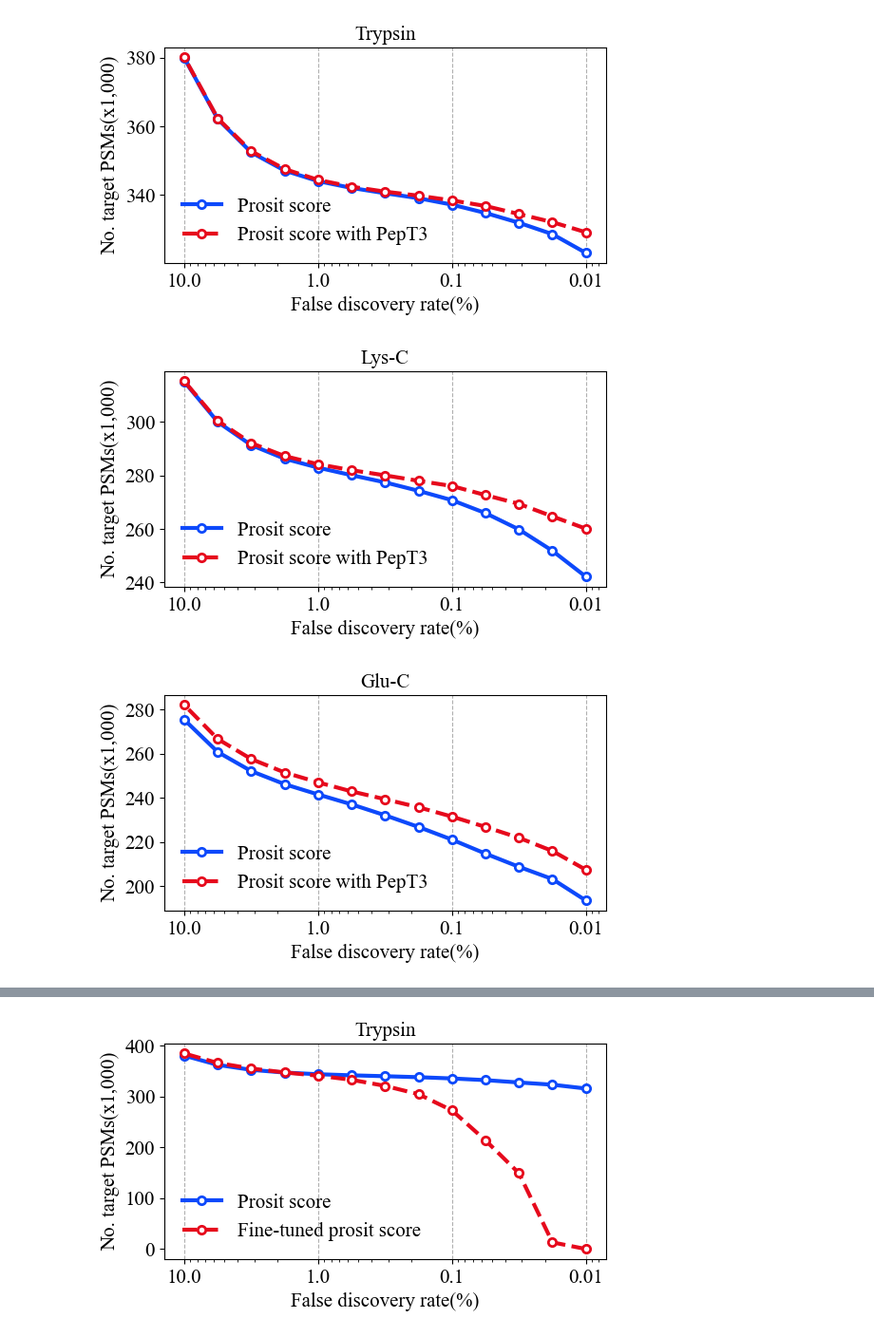
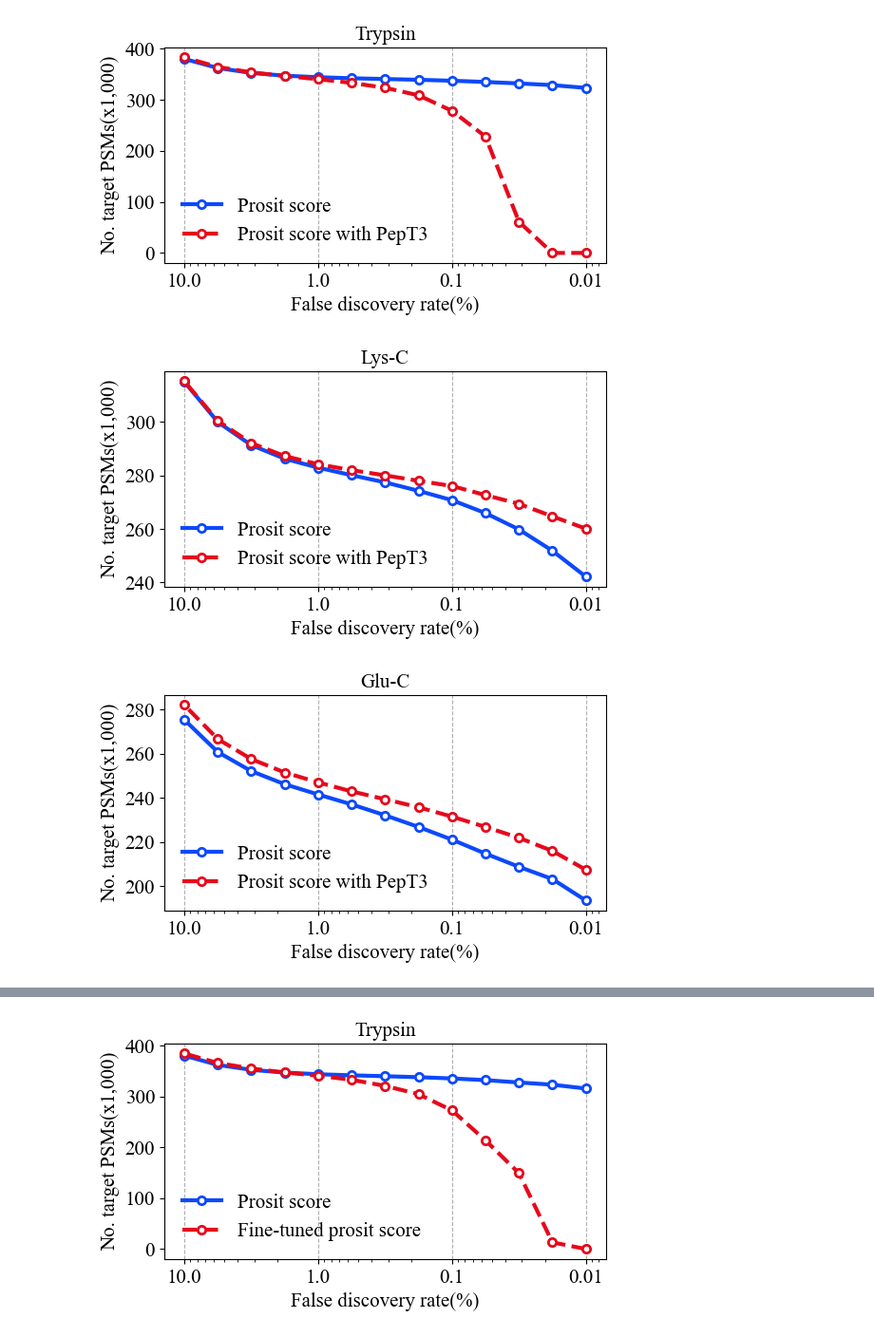
Before and after one commit to gusye1234/pept3-exp, a Jupyter notebook: figs/fig2_fdr_curves.ipynb, the cells around one changed output, grey strips where cells are left out. Shown: that part at 95% size. Cells and saved outputs as stored; diff of their text form; code cells hidden in the pictures.

```diff
--- a/figs/fig2_fdr_curves.ipynb
+++ b/figs/fig2_fdr_curves.ipynb
@@ -33,7 +33,7 @@ for which, show in zip(whichs, ["Trypsin", "Lys-C", "Glu-C", "Chymo"]):
     prosit_best = pd.read_csv(os.path.join(no_finetuned_dir, "prosit_best_target.psms"), sep='\t')
 
     if which == "trypsin":
-        finetuned_dir = os.path.join(result_dir, "finetuned_3fold_0.01")
+        finetuned_dir = os.path.join(result_dir, "finetuned_3fold_0.1")
     else:
         finetuned_dir = os.path.join(result_dir, "finetuned_3fold_0.1")
     # finetune_prosit_combined = pd.read_csv(os.path.join(finetuned_dir, "prosit_combined_target.psms"), sep='\t')
@@ -56,34 +56,34 @@ for which, show in zip(whichs, ["Trypsin", "Lys-C", "Glu-C", "Chymo"]):
     #     nf_combined.append((prosit_combined['q-value'] < fdr).sum()/scale)
     for fdr in fdr_to_show:
         nf_best.append((prosit_best['q-value'] < fdr).sum()/scale)
     # for fdr in fdr_to_show:
     #     f_combined.append((finetune_prosit_combined['q-value'] < fdr).sum()/scale)
     for fdr in fdr_to_show:
         f_best.append((finetune_prosit_best['q-value'] < fdr).sum()/scale)
 
     fig, ax = plt.subplots(figsize=(6,3), dpi=100)
     ax.set_xscale('log')
     ax.invert_xaxis()
     fdr_to_plot = [i*100 for i in fdr_to_show]
     plt.ticklabel_format(axis='y', style='sci')
     # ax.grid()
     ax.xaxis.grid(linestyle='--')
     # plt.plot(fdr_to_plot, nf_combined, marker='o',label="prosit", linewidth=3)
     plt.plot(fdr_to_plot, nf_best, marker='o',label="Prosit score", linewidth=3,  markerfacecolor='w', markeredgewidth=2)
     # plt.plot(fdr_to_plot, f_combined, marker='o',label="finetuned prosit", linewidth=3)
     plt.plot(fdr_to_plot, f_best, marker='o', label="Prosit score with PepT3", linewidth=3, markerfacecolor='w', markeredgewidth=2)
 
     ax.set_xlabel("False discovery rate(%)", fontsize=15)
     ax.set_ylabel("No. target PSMs(x1,000)", fontsize=15)
     ax.tick_params(axis='x', labelsize=15)
     ax.tick_params(axis='y', labelsize=15)
     ax.get_xaxis().set_major_formatter(mpl.ticker.FuncFormatter(lambda x, p: format(float(x), ',')))
     ax.legend(loc="lower left", prop={'size': 15}, frameon=False)
     ax.set_title(show, fontsize=15)
     fig.savefig(
         f"fig/fig2-prosit-fdr-{frag_model}-{which}.svg", dpi=300, bbox_inches="tight")
 # %% [output]
-[figure, old version]
+[figure, new version]
 [figure]
 [figure]
 [figure]
```
Also changed, not shown: parts of 1 cell of this notebook, 4 other files.
